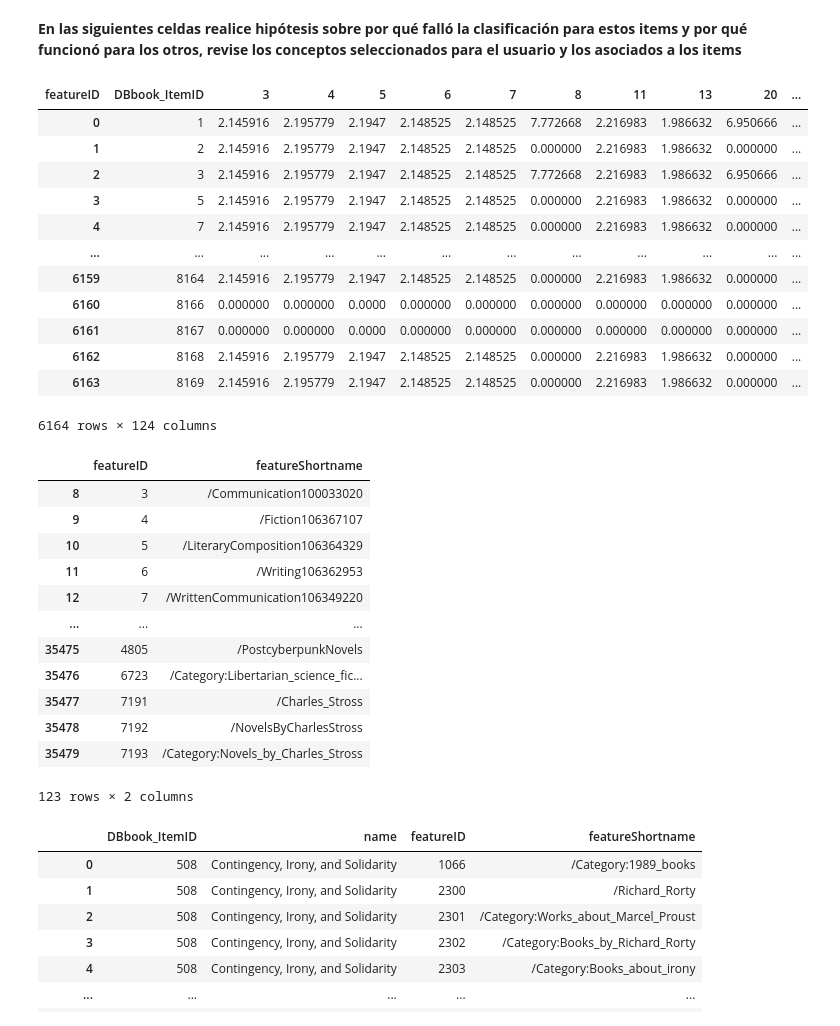
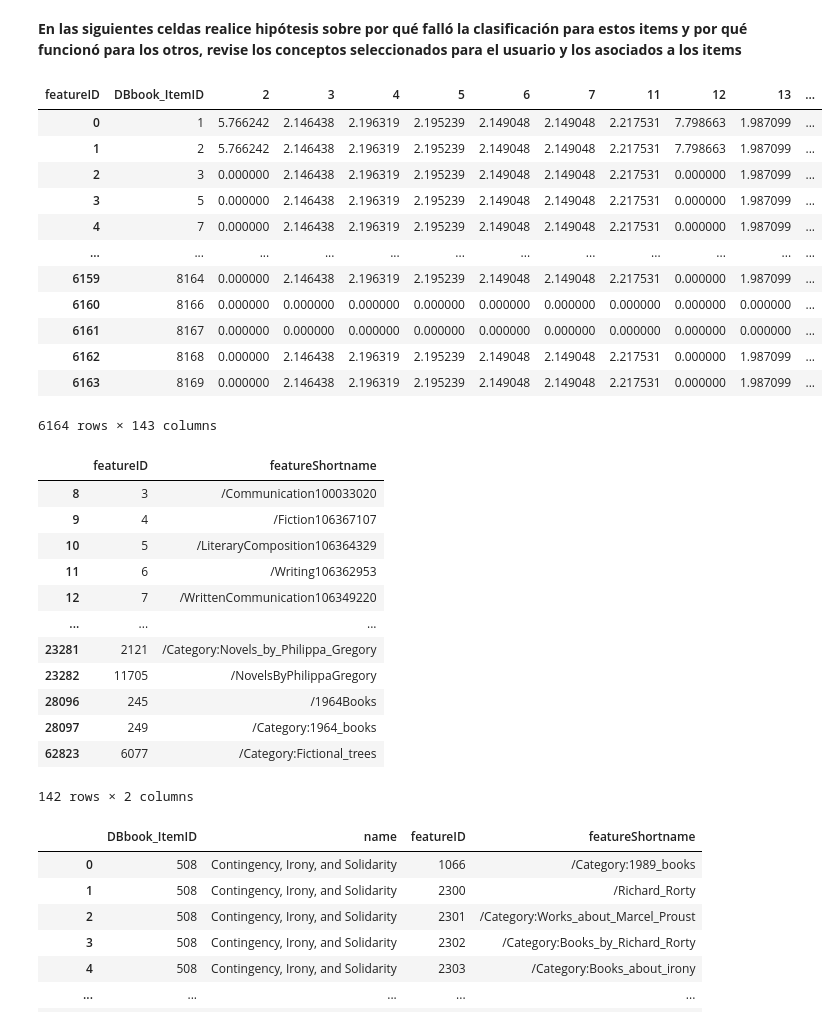
Before and after one commit to Cerozob/MINE_4201_LAB2, a Jupyter notebook: MINE_4201_Laboratorio_2_Filtrado_por_contenido.ipynb, the cells around one changed output. Cells and saved outputs as stored; diff of their text form; code cells hidden in the pictures.

```diff
--- a/MINE_4201_Laboratorio_2_Filtrado_por_contenido.ipynb
+++ b/MINE_4201_Laboratorio_2_Filtrado_por_contenido.ipynb
@@ -305,7 +311,7 @@ Length: 12246, dtype: float64
 En las siguientes celdas, cree un objeto tipo series llamado df_idf, que contiene el IDF de cada atributo. Puede utilizar la función [np.log2](https://docs.scipy.org/doc/numpy/reference/generated/numpy.log2.html) de numpy
 # %%
 
-df_idf = np.log2(len(series_suma) / (1 + series_suma))
+df_idf = np.log2(len(series_suma) / series_suma)
 df_idf
 # %% [output]
 featureID
@@ -923,10 +930,10 @@ Cada usuario tiene unas instancias representadas en un espacio vectorial del tam
 Tomemos como ejemplo el usuario 679, armemos su conjunto de entrenamiento. Note que se estan seleccionando solamente los features calculados en el punto anterior
 # %%
 selected_userid=1114
-features_usuario_188 = diccionario_usuarios_features[selected_userid]
+features_usuario_userid = diccionario_usuarios_features[selected_userid]
 df_temporal_usuario_train = df_all_interactions_train.loc[df_all_interactions_train.DBbook_userID == selected_userid, [
     'DBbook_ItemID', 'class']]
-df_temporal_usuario_train=df_temporal_usuario_train.merge(df_matriz_tf_idf[features_usuario_188], how='left', left_on='DBbook_ItemID', right_index=True)
+df_temporal_usuario_train=df_temporal_usuario_train.merge(df_matriz_tf_idf[features_usuario_userid], how='left', left_on='DBbook_ItemID', right_index=True)
 df_temporal_usuario_train
 # %% [output]
 |  | DBbook_ItemID | class | 2 | 3 | 4 | 5 | 6 | 7 | 11 | 12 | ... |
@@ -987,22 +994,22 @@ df_temporal_usuario_test[['DBbook_ItemID','class','predict']].merge(df_libros, h
 # %% [markdown]
 **En las siguientes celdas realice hipótesis sobre por qué falló la clasificación para estos items y por qué funcionó para los otros, revise los conceptos seleccionados para el usuario y los asociados a los items**
 # %%
-features_usuario = df_matriz_tf_idf[features_usuario_188].reset_index()
+features_usuario = df_matriz_tf_idf[features_usuario_userid].reset_index()
 features_usuario
 # %% [output]
-| featureID | DBbook_ItemID | 3 | 4 | 5 | 6 | 7 | 8 | 11 | 13 | 20 | ... |
-| 0 | 1 | 2.145916 | 2.195779 | 2.1947 | 2.148525 | 2.148525 | 7.772668 | 2.216983 | 1.986632 | 6.950666 | ... |
-| 1 | 2 | 2.145916 | 2.195779 | 2.1947 | 2.148525 | 2.148525 | 0.000000 | 2.216983 | 1.986632 | 0.000000 | ... |
-| 2 | 3 | 2.145916 | 2.195779 | 2.1947 | 2.148525 | 2.148525 | 7.772668 | 2.216983 | 1.986632 | 6.950666 | ... |
-| 3 | 5 | 2.145916 | 2.195779 | 2.1947 | 2.148525 | 2.148525 | 0.000000 | 2.216983 | 1.986632 | 0.000000 | ... |
-| 4 | 7 | 2.145916 | 2.195779 | 2.1947 | 2.148525 | 2.148525 | 0.000000 | 2.216983 | 1.986632 | 0.000000 | ... |
+| featureID | DBbook_ItemID | 2 | 3 | 4 | 5 | 6 | 7 | 11 | 12 | 13 | ... |
+| 0 | 1 | 5.766242 | 2.146438 | 2.196319 | 2.195239 | 2.149048 | 2.149048 | 2.217531 | 7.798663 | 1.987099 | ... |
+| 1 | 2 | 5.766242 | 2.146438 | 2.196319 | 2.195239 | 2.149048 | 2.149048 | 2.217531 | 7.798663 | 1.987099 | ... |
+| 2 | 3 | 0.000000 | 2.146438 | 2.196319 | 2.195239 | 2.149048 | 2.149048 | 2.217531 | 0.000000 | 1.987099 | ... |
+| 3 | 5 | 0.000000 | 2.146438 | 2.196319 | 2.195239 | 2.149048 | 2.149048 | 2.217531 | 0.000000 | 1.987099 | ... |
+| 4 | 7 | 0.000000 | 2.146438 | 2.196319 | 2.195239 | 2.149048 | 2.149048 | 2.217531 | 0.000000 | 1.987099 | ... |
 | ... | ... | ... | ... | ... | ... | ... | ... | ... | ... | ... | ... |
-| 6159 | 8164 | 2.145916 | 2.195779 | 2.1947 | 2.148525 | 2.148525 | 0.000000 | 2.216983 | 1.986632 | 0.000000 | ... |
-| 6160 | 8166 | 0.000000 | 0.000000 | 0.0000 | 0.000000 | 0.000000 | 0.000000 | 0.000000 | 0.000000 | 0.000000 | ... |
-| 6161 | 8167 | 0.000000 | 0.000000 | 0.0000 | 0.000000 | 0.000000 | 0.000000 | 0.000000 | 0.000000 | 0.000000 | ... |
-| 6162 | 8168 | 2.145916 | 2.195779 | 2.1947 | 2.148525 | 2.148525 | 0.000000 | 2.216983 | 1.986632 | 0.000000 | ... |
-| 6163 | 8169 | 2.145916 | 2.195779 | 2.1947 | 2.148525 | 2.148525 | 0.000000 | 2.216983 | 1.986632 | 0.000000 | ... |
+| 6159 | 8164 | 0.000000 | 2.146438 | 2.196319 | 2.195239 | 2.149048 | 2.149048 | 2.217531 | 0.000000 | 1.987099 | ... |
+| 6160 | 8166 | 0.000000 | 0.000000 | 0.000000 | 0.000000 | 0.000000 | 0.000000 | 0.000000 | 0.000000 | 0.000000 | ... |
+| 6161 | 8167 | 0.000000 | 0.000000 | 0.000000 | 0.000000 | 0.000000 | 0.000000 | 0.000000 | 0.000000 | 0.000000 | ... |
+| 6162 | 8168 | 0.000000 | 2.146438 | 2.196319 | 2.195239 | 2.149048 | 2.149048 | 2.217531 | 0.000000 | 1.987099 | ... |
+| 6163 | 8169 | 0.000000 | 2.146438 | 2.196319 | 2.195239 | 2.149048 | 2.149048 | 2.217531 | 0.000000 | 1.987099 | ... |
-6164 rows × 124 columns
+6164 rows × 143 columns
 # %%
 ids_features = features_usuario.columns
 nombres_features = df_conceptos[df_conceptos['featureID'].isin(ids_features)]
@@ -1015,12 +1022,12 @@ nombres_features
 | 11 | 6 | /Writing106362953 |
 | 12 | 7 | /WrittenCommunication106349220 |
 | ... | ... | ... |
-| 35475 | 4805 | /PostcyberpunkNovels |
-| 35476 | 6723 | /Category:Libertarian_science_fic... |
-| 35477 | 7191 | /Charles_Stross |
-| 35478 | 7192 | /NovelsByCharlesStross |
-| 35479 | 7193 | /Category:Novels_by_Charles_Stross |
+| 23281 | 2121 | /Category:Novels_by_Philippa_Gregory |
+| 23282 | 11705 | /NovelsByPhilippaGregory |
+| 28096 | 245 | /1964Books |
+| 28097 | 249 | /Category:1964_books |
+| 62823 | 6077 | /Category:Fictional_trees |
-123 rows × 2 columns
+142 rows × 2 columns
 # %%
 df_libros_concepto
 # %% [output]
```
Also changed, not shown: parts of 30 cells of this notebook.
